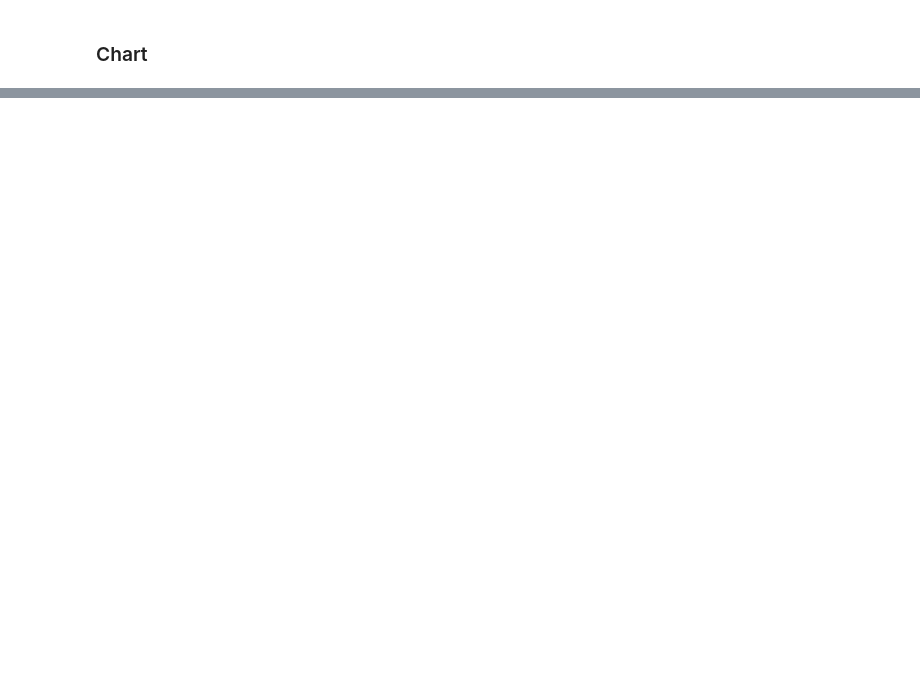
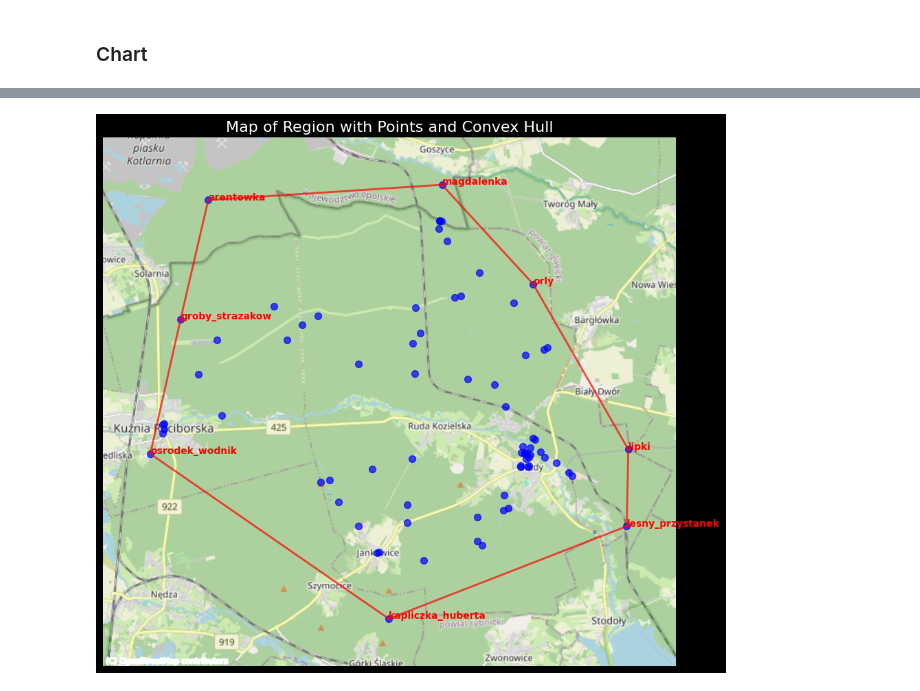
Before and after one commit to otwartaturystyka/database-tools, a Jupyter notebook: postprocess/vertices.ipynb, the cells around one changed output, grey strips where cells are left out. Drawn from its saved outputs; the diff is of its cells as text; code cells hidden in the pictures; blank space fills up the shorter version.

```diff
--- a/postprocess/vertices.ipynb
+++ b/postprocess/vertices.ipynb
@@ -39,18 +57,65 @@ for i, place in enumerate(bounding_places):
 # %% [markdown]
 ### Chart
-# %%
-bounding_coords = np.array([(place[1], place[2]) for place in bounding_places])
-lngs = np.take(bounding_coords, 0, axis=1)
-lats = np.take(bounding_coords, 1, axis=1)
-for_plot = np.vstack([lngs, lats])
-points = np.array(coords)
-
-fig, ax = plt.subplots()
-ax.scatter(points[:,0], points[:,1])
-for i, simplex in enumerate(hull.simplices):
-    lng = points[simplex, 0]
-    lat = points[simplex, 1]
-    ax.plot(lng, lat, 'r-')
-
-    if np.array(simplex[0], simplex[1]) in bounding_indices:
-        ax.annotate(f'{bounding_places[i][0]}', xy=(for_plot[0, i], for_plot[1, i]), color='orange')
+# %%
+bounding_coords = np.array([(place[1], place[2]) for place in bounding_places])
+lngs = np.take(bounding_coords, 0, axis=1)
+lats = np.take(bounding_coords, 1, axis=1)
+for_plot = np.vstack([lngs, lats])
+points = np.array(coords)
+
+# Create a GeoDataFrame from the points
+geometry = [Point(lng, lat) for lng, lat in coords]
+gdf = gpd.GeoDataFrame(geometry=geometry, crs="EPSG:4326")
+
+# Create a figure with a larger size for better visibility
+fig, ax = plt.subplots(figsize=(12, 10))
+
+# Convert to Web Mercator projection for compatibility with web map tiles
+gdf = gdf.to_crs(epsg=3857)
+
+# Plot the GeoDataFrame
+gdf.plot(ax=ax, color='blue', markersize=50, alpha=0.7)
+
+# Add the convex hull lines
+for i, simplex in enumerate(hull.simplices):
+    # Get the coordinates for this simplex
+    lng_points = points[simplex, 0]
+    lat_points = points[simplex, 1]
+
+    # Convert to Web Mercator for plotting
+    points_gdf = gpd.GeoDataFrame(
+        geometry=[Point(lng, lat) for lng, lat in zip(lng_points, lat_points)],
+        crs="EPSG:4326"
+    ).to_crs(epsg=3857)
+
+    # Extract the transformed coordinates
+    x_coords = points_gdf.geometry.x.values
+    y_coords = points_gdf.geometry.y.values
+
+    # Plot the line connecting the points
+    ax.plot(x_coords, y_coords, color='red', linewidth=2, alpha=0.7)
+
+# Add labels for bounding places
+for i, place in enumerate(bounding_places):
+    # Convert coordinates to Web Mercator
+    point = gpd.GeoDataFrame(geometry=[Point(place[1], place[2])], crs="EPSG:4326").to_crs(epsg=3857)
+    # Add label
+    ax.annotate(f'{place[0]}', xy=(point.geometry.x[0], point.geometry.y[0]),
+                color='red', fontsize=10, fontweight='bold')
+
+# Add a basemap centered on the center of all points
+cx.add_basemap(ax, source=cx.providers.OpenStreetMap.Mapnik)
+
+# Remove axis labels and ticks for a cleaner map
+ax.set_axis_off()
+
+# Set the title
+plt.title('Map of Region with Points and Convex Hull', fontsize=16)
+
+# Adjust the plot to show the area of interest
+# The buffer is to ensure all points are visible
+buffer = 2000  # meters
+bounds = gdf.total_bounds
+ax.set_xlim([bounds[0] - buffer, bounds[2] + buffer])
+ax.set_ylim([bounds[1] - buffer, bounds[3] + buffer])
+# %% [output]
@@ -56,0 +123 @@ for i, simplex in enumerate(hull.simplices):
+[figure, added]
```
Also changed, not shown: parts of 5 cells of this notebook.
